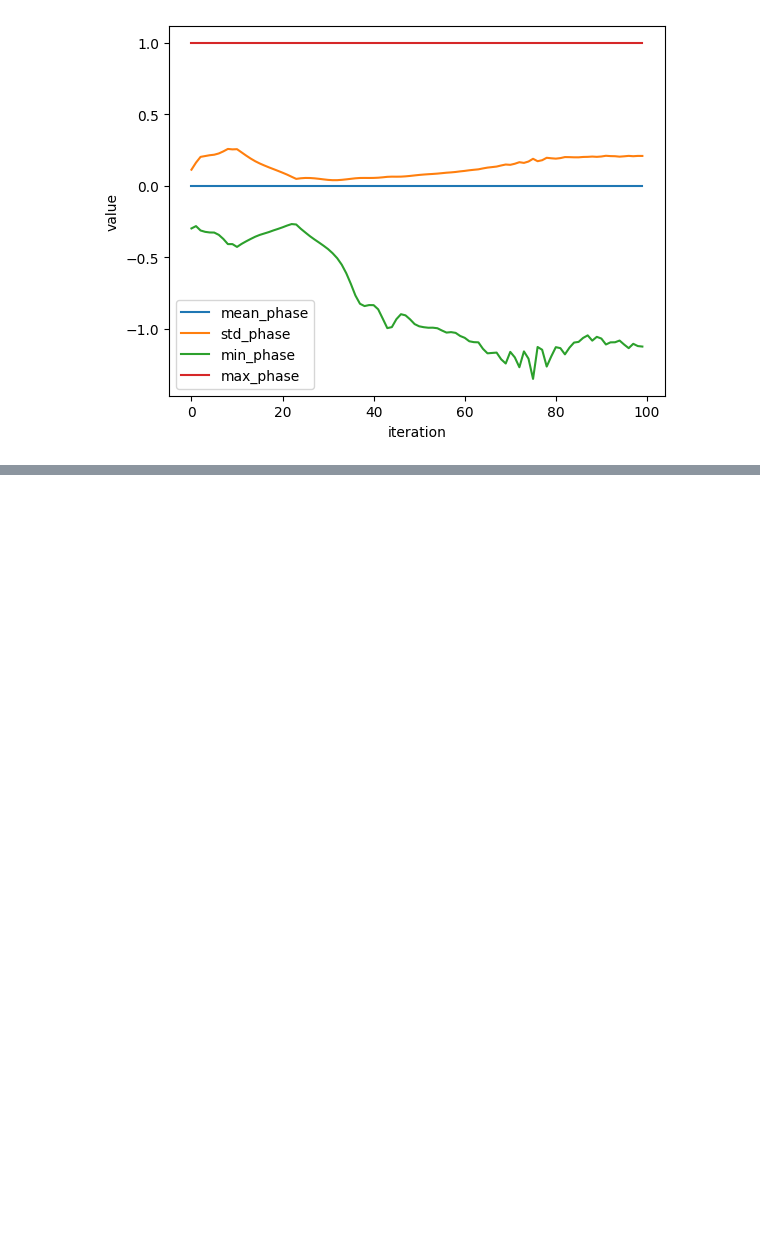
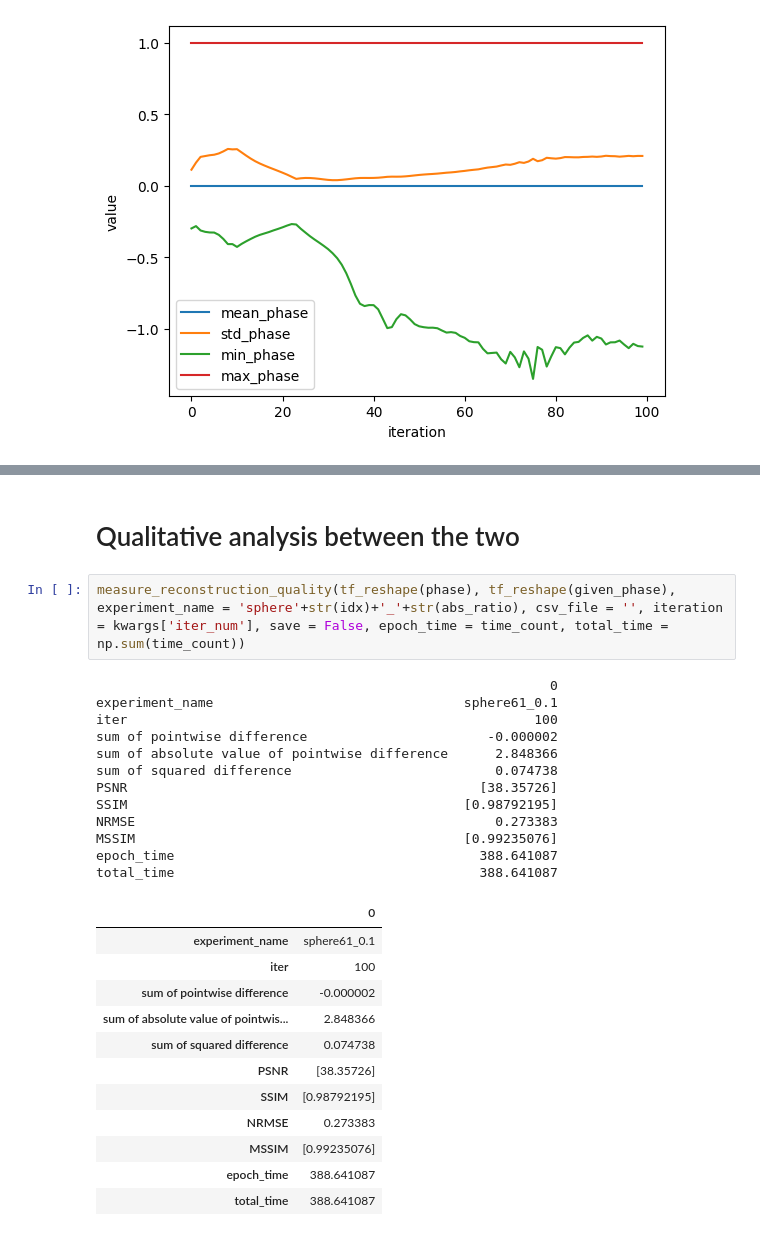
Before and after one commit to XYangXRay/ganrec, a Jupyter notebook: ganrec/spheres.ipynb, the cells around one changed output, grey strips where cells are left out. Drawn from its saved outputs; the diff is of its cells as text; blank space fills up the shorter version.

```diff
--- a/ganrec/spheres.ipynb
+++ b/ganrec/spheres.ipynb
@@ -198,0 +205,29 @@ plt.savefig('sphere_analysis.png')
+# %% [markdown]
+# Qualitative analysis between the two
+# %%
+measure_reconstruction_quality(tf_reshape(phase), tf_reshape(given_phase), experiment_name = 'sphere'+str(idx)+'_'+str(abs_ratio), csv_file = '', iteration = kwargs['iter_num'], save = False, epoch_time = time_count, total_time = np.sum(time_count))
+# %% [output]
+                                                          0
+experiment_name                                sphere61_0.1
+iter                                                    100
+sum of pointwise difference                       -0.000002
+sum of absolute value of pointwise difference      2.848366
+sum of squared difference                          0.074738
+PSNR                                             [38.35726]
+SSIM                                           [0.98792195]
+NRMSE                                              0.273383
+MSSIM                                          [0.99235076]
+epoch_time                                       388.641087
+total_time                                       388.641087
+|  | 0 |
+| experiment_name | sphere61_0.1 |
+| iter | 100 |
+| sum of pointwise difference | -0.000002 |
+| sum of absolute value of pointwis... | 2.848366 |
+| sum of squared difference | 0.074738 |
+| PSNR | [38.35726] |
+| SSIM | [0.98792195] |
+| NRMSE | 0.273383 |
+| MSSIM | [0.99235076] |
+| epoch_time | 388.641087 |
+| total_time | 388.641087 |
```
Also changed, not shown: parts of 2 cells of this notebook.
